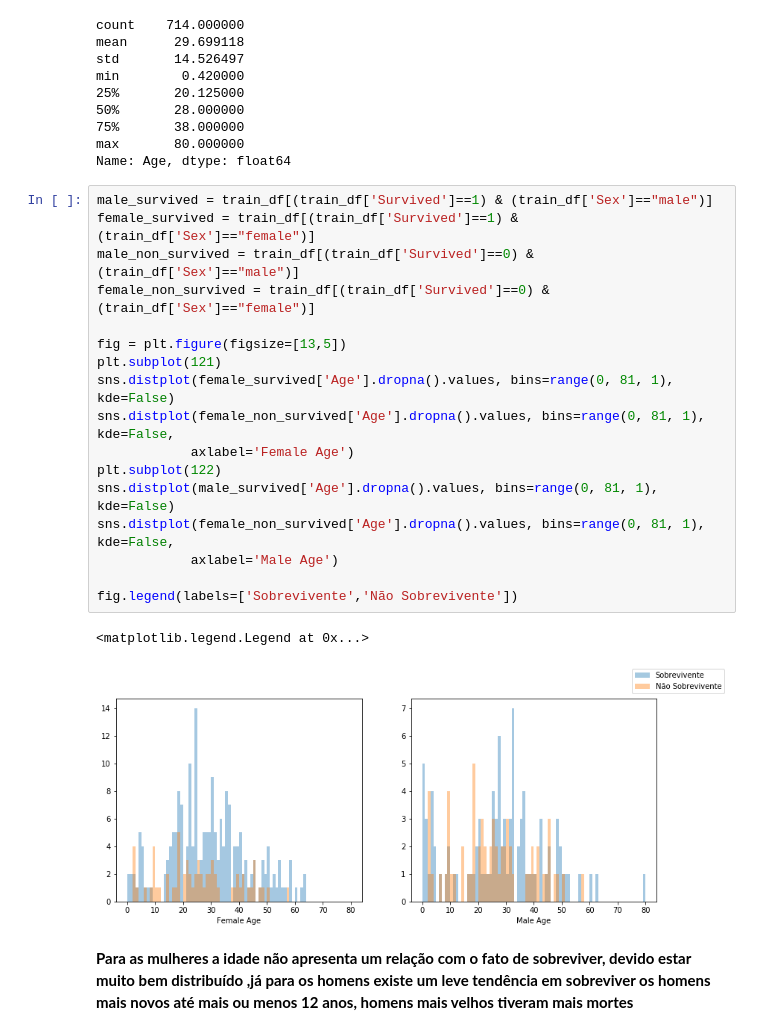
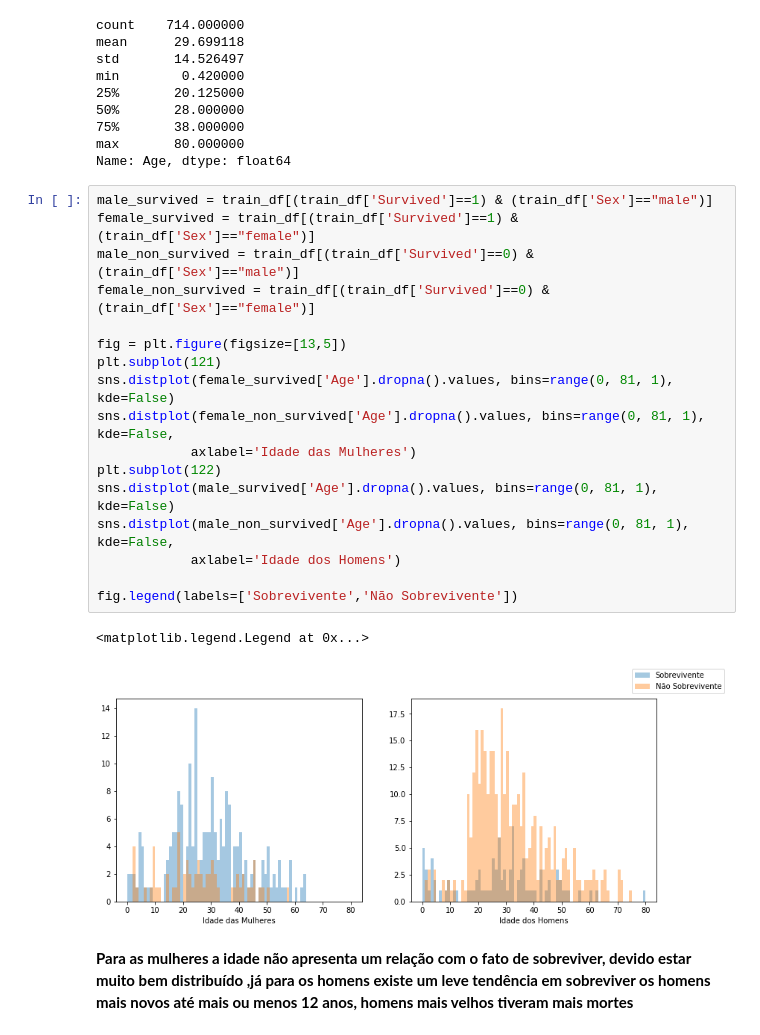
Before and after one commit to josutk/Certsys, a Jupyter notebook: Titanic.ipynb, the cells around one changed output. Drawn from its saved outputs; the diff is of its cells as text.

```diff
--- a/Titanic.ipynb
+++ b/Titanic.ipynb
@@ -103,23 +103,23 @@ Name: Age, dtype: float64
 # %%
 male_survived = train_df[(train_df['Survived']==1) & (train_df['Sex']=="male")]
 female_survived = train_df[(train_df['Survived']==1) & (train_df['Sex']=="female")]
 male_non_survived = train_df[(train_df['Survived']==0) & (train_df['Sex']=="male")]
 female_non_survived = train_df[(train_df['Survived']==0) & (train_df['Sex']=="female")]
 
 fig = plt.figure(figsize=[13,5])
 plt.subplot(121)
 sns.distplot(female_survived['Age'].dropna().values, bins=range(0, 81, 1), kde=False)
 sns.distplot(female_non_survived['Age'].dropna().values, bins=range(0, 81, 1), kde=False,
-            axlabel='Female Age')
+            axlabel='Idade das Mulheres')
 plt.subplot(122)
 sns.distplot(male_survived['Age'].dropna().values, bins=range(0, 81, 1), kde=False)
-sns.distplot(female_non_survived['Age'].dropna().values, bins=range(0, 81, 1), kde=False,
-            axlabel='Male Age')
+sns.distplot(male_non_survived['Age'].dropna().values, bins=range(0, 81, 1), kde=False,
+            axlabel='Idade dos Homens')
 
 fig.legend(labels=['Sobrevivente','Não Sobrevivente'])
 # %% [output]
 <matplotlib.legend.Legend at 0x...>
-[figure, old version]
+[figure, new version]
 # %% [markdown]
 <b>Para as mulheres a idade não apresenta um relação com o fato de sobreviver, devido estar muito bem distribuído ,já para os homens existe um leve tendência em sobreviver os homens mais novos até mais ou menos 12 anos, homens mais velhos tiveram mais mortes</b>
 # %% [markdown]
```
Also changed, not shown: 1 other file.
